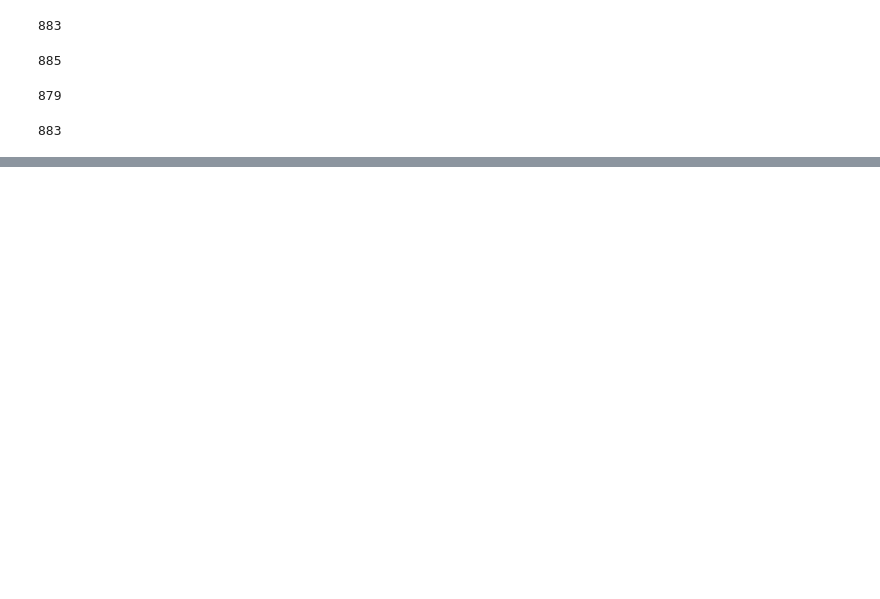
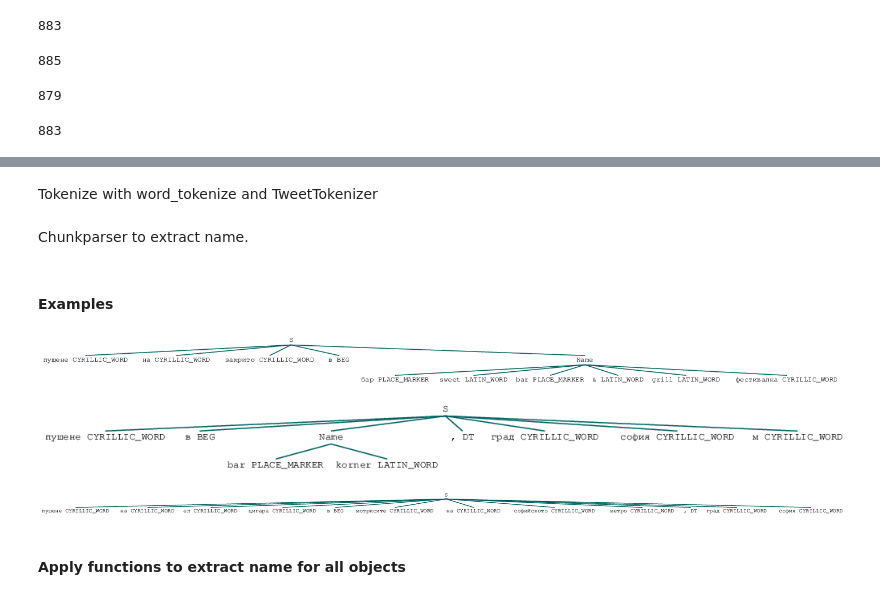
Before and after one commit to ViktorMarinov/no-smoke-search, a Jupyter notebook: ner/Extract from Description and Title.ipynb, the cells around one changed output, grey strips where cells are left out. Saved outputs shown, nothing was run; the diff lists cells and outputs as text; code cells hidden in the pictures; blank space fills up the shorter version.

Commit message:
Refactor extract from desc and title notebook Moved data in separate folders

```diff
--- a/ner/Extract from Description and Title.ipynb
+++ b/ner/Extract from Description and Title.ipynb
@@ -193,4 +52,0 @@ find_name('Пушене на закрито в бар Sweet bar&grill Фести
-# %%
-df_sample['matched_title'] = df_sample['title'].apply(find_name)
-# %%
-df_sample['matched_title_2'] = df_sample['title'].apply(find_name2)
@@ -278,0 +88,59 @@ dtype: int64
+# %% [markdown]
+Tokenize with word_tokenize and TweetTokenizer
+# %%
+tweet_token = TweetTokenizer().tokenize
+
+def tokenize(title, tokenizer):
+    words = tokenizer(title)
+    tokens = regexp_tagger.tag(words)
+    return [token for token in tokens if token[1] is not None]
+# %% [markdown]
+Chunkparser to extract name.
+# %%
+chuncker = RegexpChunkParser([
+        RegexpChunkRule.fromstring(r'{<BEG> (<LATIN_WORD>|<CYRILLIC_WORD>)+ <PLACE_MARKER>+ (<LATIN_WORD>|<CYRILLIC_WORD>)* (?=<DT>|<BEG>)*}'),
+        RegexpChunkRule.fromstring(r'{(<PLACE_MARKER>+ (<LATIN_WORD>|<CYRILLIC_WORD>)+)+ <PLACE_MARKER>* (?=<DT>|<BEG>)*}'),
+        RegexpChunkRule.fromstring(r'{<PLACE_MARKER>+ (<LATIN_WORD>|<CYRILLIC_WORD>)+ (?=<DT>|<BEG>)*}'),
+    ],
+    chunk_label='Name'
+)
+
+
+def get_words(tree):
+    return [word for word in tree.leaves()]
+
+def find_name(title, tokenizer, visual=False):
+    if title is "":
+        return None
+
+    title = title.lower()
+    tokens = tokenize(title, tokenizer)
+    tree = chuncker.parse(tokens)
+    chunk_tree = [t.leaves() for t in tree if type(t) is Tree]
+    flattened = sum(chunk_tree, [])
+    filtered = [(w.strip(), m) for w, m in flattened if w != "в"]
+    if visual:
+        return tree
+    return filtered
+# %% [markdown]
+#### Examples
+# %%
+tree = find_name('Пушене на закрито в бар Sweet bar&grill Фестивална', tweet_token, visual=True)
+
+tree
+# %% [output]
+[figure, added]
+# %%
+tree = find_name('Пушене в Bar "Korner", град София (м)', tweet_token, visual=True)
+
+tree
+# %% [output]
+[figure, added]
+# %%
+tree = find_name('Пушене на ел.цигара в мотрисите на Софийското метро, град София', tweet_token, visual=True)
+
+tree
+# %% [output]
+[figure, added]
+# %% [markdown]
+#### Apply functions to extract name for all objects
```
Also changed, not shown: parts of 38 cells of this notebook, 5 other files.
